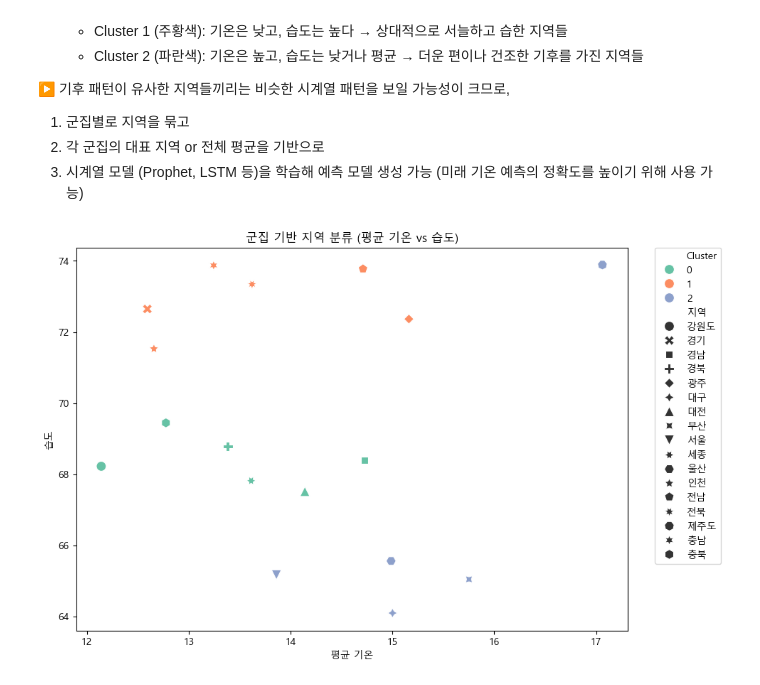
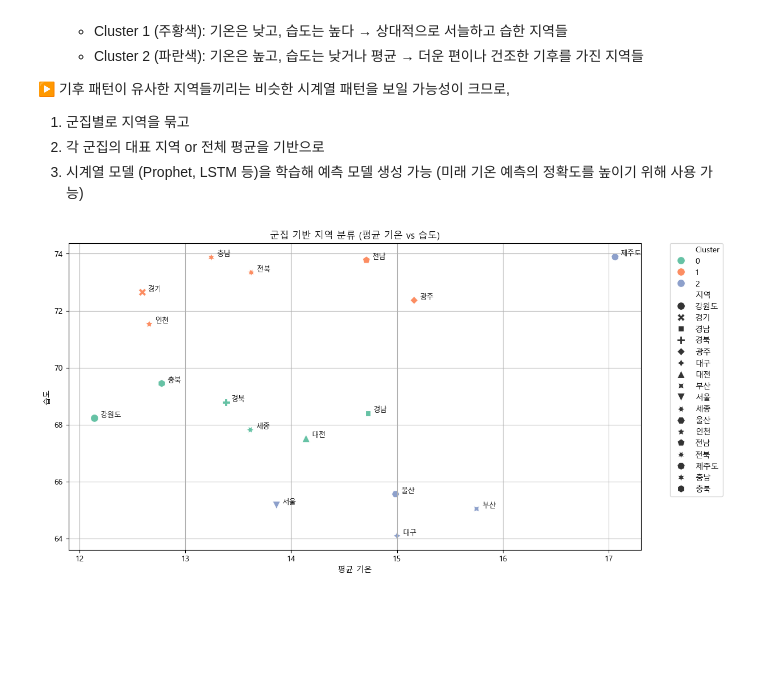
Before and after one commit to Encore-SKN-17/ML_MINI_4TEAM, a Jupyter notebook: weather_preprocess.ipynb, the cells around one changed output. Saved outputs shown, nothing was run; the diff lists cells and outputs as text; code cells hidden in the pictures; blank space fills up the shorter version.

Commit message:
분류 라벨 추가, grid 통일

```diff
--- a/weather_preprocess.ipynb
+++ b/weather_preprocess.ipynb
@@ -159,7 +159,7 @@ kmeans = KMeans(n_clusters=3, random_state=42)
 grouped['Cluster'] = kmeans.fit_predict(X_scaled)
 
 # 6. 시각화 (예: 평균 기온 vs 습도)
-plt.figure(figsize=(8,6))
+plt.figure(figsize=(13,7))
 sns.scatterplot(
     data=grouped,
     x='평균 기온',
@@ -169,6 +169,18 @@ sns.scatterplot(
     palette='Set2',
     s=100
 )
+
+# 7. 각 점 위에 지역 이름 표시
+for i in range(len(grouped)):
+    row = grouped.iloc[i]
+    plt.text(
+        row['평균 기온'] + 0.05,
+        row['습도'] + 0.05,
+        row['지역'],
+        fontsize=9,
+        color='black'
+    )
+
 plt.title("지역별 기후 클러스터링 결과")
 plt.legend(bbox_to_anchor=(1.05, 1), loc='upper left', borderaxespad=0.)
 plt.grid(True)
@@ -199,32 +211,45 @@ grouped = df.groupby(['지역', '연도']).agg({
 # 2. 최근 연도만 선택 (2020~2024년만 사용)
 recent_data = grouped[grouped['연도'] >= 2020]
 
 # 3. 군집 분석을 위한 피처 선택 및 정규화
 features = recent_data.groupby('지역')[['평균 기온', '습도', '풍속']].mean()
 scaler = StandardScaler()
 scaled_features = scaler.fit_transform(features)
 
 # 4. KMeans로 지역 군집화 (예: 3개 군집)
 kmeans = KMeans(n_clusters=3, random_state=42)
 clusters = kmeans.fit_predict(scaled_features)
 
 # 5. 군집 결과 붙이기
 features['Cluster'] = clusters
 features.reset_index(inplace=True)
 
 # 6. 시각화
-plt.figure(figsize=(10, 7))
+plt.figure(figsize=(13, 7))
 sns.scatterplot(
     data=features,
     x='평균 기온',
     y='습도',
     hue='Cluster',
     style='지역',
     palette='Set2',
     s=100
 )
+
+# 7. 각 점 위에 지역 이름 표시
+for i in range(len(features)):
+    row = features.iloc[i]
+    plt.text(
+        row['평균 기온'] + 0.05,
+        row['습도'] + 0.05,
+        row['지역'],
+        fontsize=9,
+        color='black'
+    )
+
 plt.title('군집 기반 지역 분류 (평균 기온 vs 습도)')
 plt.legend(bbox_to_anchor=(1.05, 1), loc='upper left', borderaxespad=0.)
+plt.grid(True)
 plt.show()
 # %% [output]
-[figure, old version]
+[figure, new version]
```
Also changed, not shown: parts of 1 cell of this notebook.
